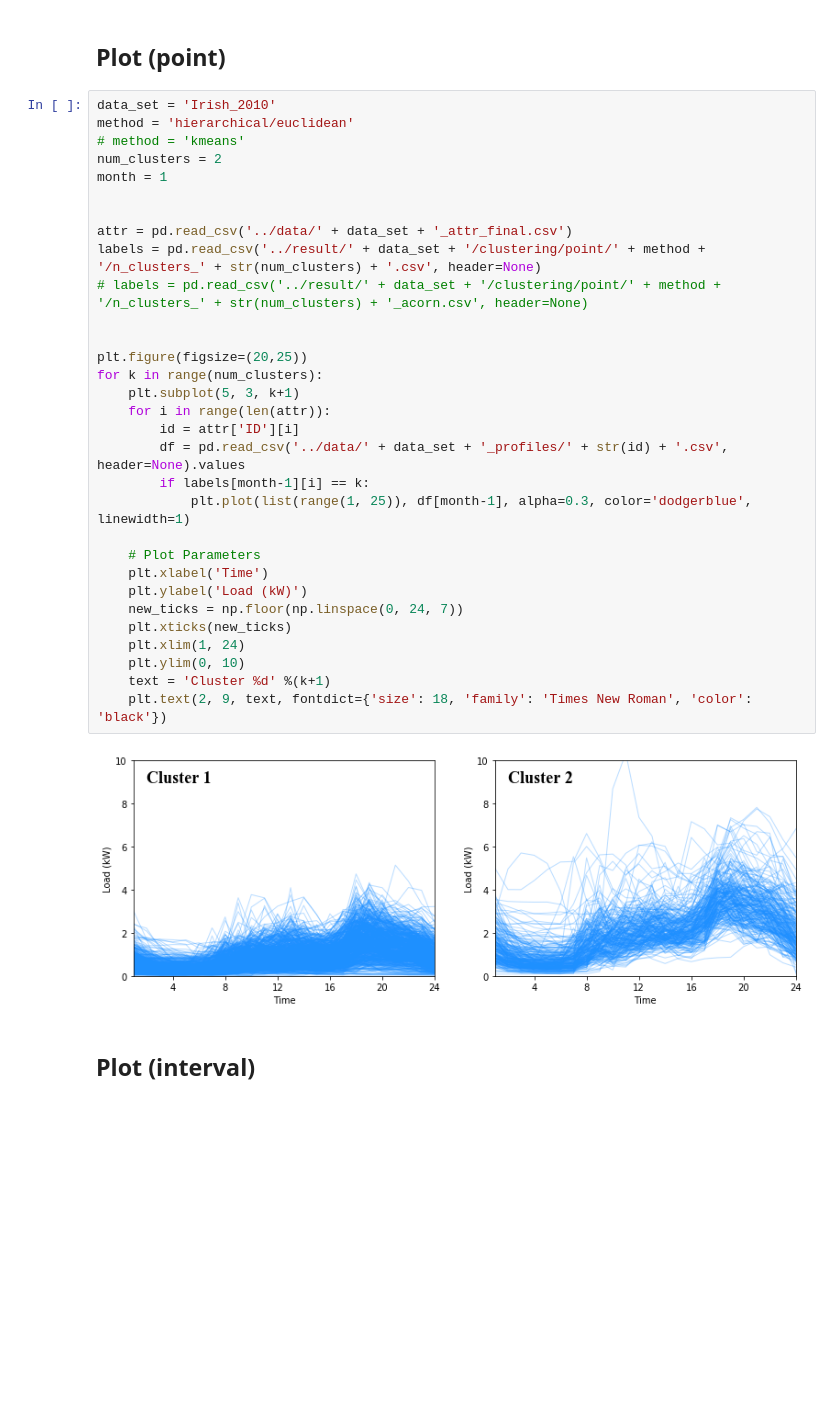
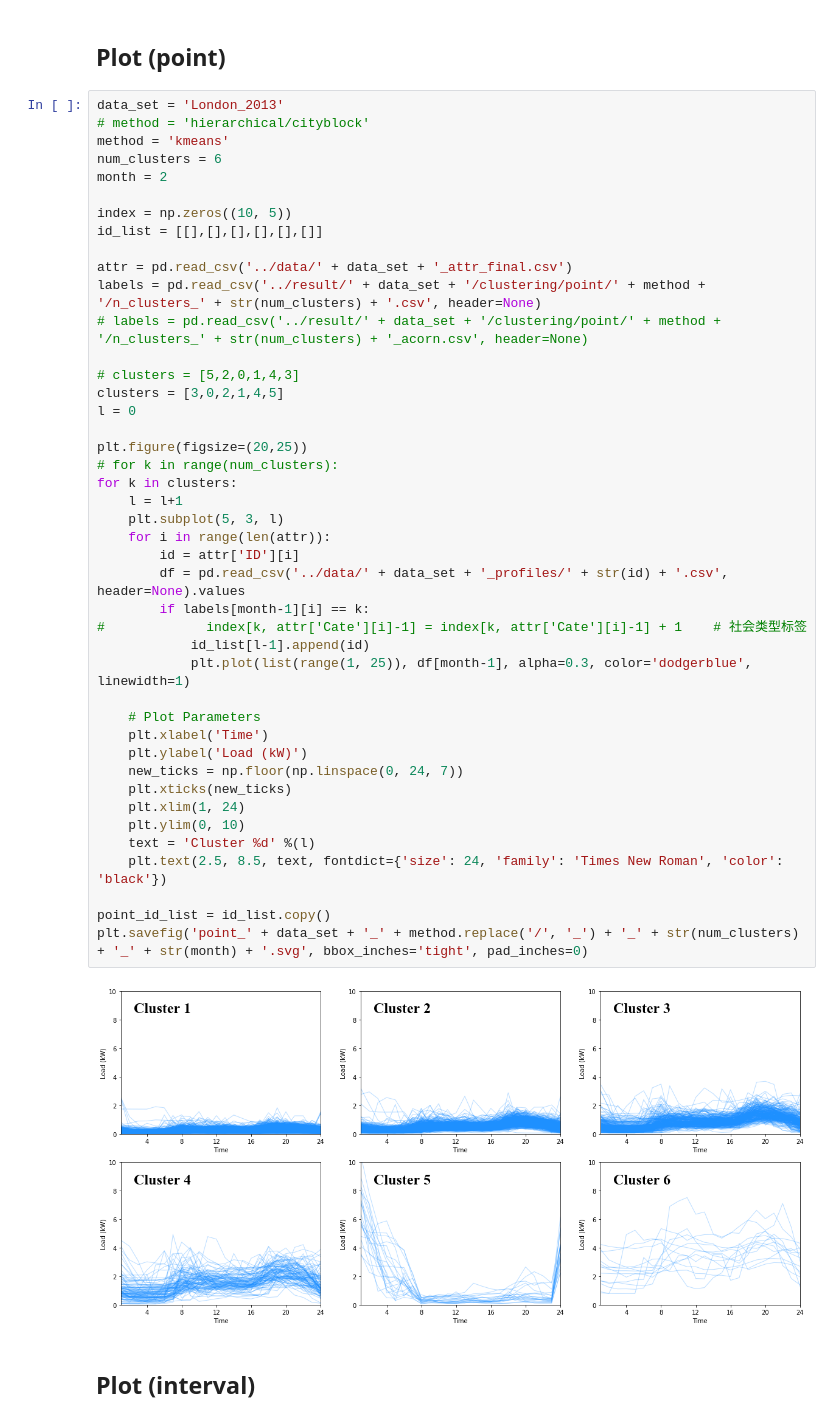
Before and after one commit to kaishxu/ProbabilisticLoadForecasting, a Jupyter notebook: plot/plot_clustering.ipynb, the cells around one changed output. Cells and saved outputs as stored; diff of their text form; blank space fills up the shorter version.

```diff
--- a/plot/plot_clustering.ipynb
+++ b/plot/plot_clustering.ipynb
@@ -15,38 +19,50 @@ import numpy as np
 # %% [markdown]
 ## Plot (point)
 # %%
-data_set = 'Irish_2010'
-method = 'hierarchical/euclidean'
-# method = 'kmeans'
-num_clusters = 2
-month = 1
+data_set = 'London_2013'
+# method = 'hierarchical/cityblock'
+method = 'kmeans'
+num_clusters = 6
+month = 2
 
+index = np.zeros((10, 5))
+id_list = [[],[],[],[],[],[]]
 
 attr = pd.read_csv('../data/' + data_set + '_attr_final.csv')
 labels = pd.read_csv('../result/' + data_set + '/clustering/point/' + method + '/n_clusters_' + str(num_clusters) + '.csv', header=None)
 # labels = pd.read_csv('../result/' + data_set + '/clustering/point/' + method + '/n_clusters_' + str(num_clusters) + '_acorn.csv', header=None)
 
+# clusters = [5,2,0,1,4,3]
+clusters = [3,0,2,1,4,5]
+l = 0
 
 plt.figure(figsize=(20,25))
-for k in range(num_clusters):
-    plt.subplot(5, 3, k+1)
+# for k in range(num_clusters):
+for k in clusters:
+    l = l+1
+    plt.subplot(5, 3, l)
     for i in range(len(attr)):
         id = attr['ID'][i]
         df = pd.read_csv('../data/' + data_set + '_profiles/' + str(id) + '.csv', header=None).values
         if labels[month-1][i] == k:
+#             index[k, attr['Cate'][i]-1] = index[k, attr['Cate'][i]-1] + 1    # 社会类型标签
+            id_list[l-1].append(id)
             plt.plot(list(range(1, 25)), df[month-1], alpha=0.3, color='dodgerblue', linewidth=1)
 
     # Plot Parameters
     plt.xlabel('Time')
     plt.ylabel('Load (kW)')
     new_ticks = np.floor(np.linspace(0, 24, 7))
     plt.xticks(new_ticks)
     plt.xlim(1, 24)
     plt.ylim(0, 10)
-    text = 'Cluster %d' %(k+1)
-    plt.text(2, 9, text, fontdict={'size': 18, 'family': 'Times New Roman', 'color': 'black'})
+    text = 'Cluster %d' %(l)
+    plt.text(2.5, 8.5, text, fontdict={'size': 24, 'family': 'Times New Roman', 'color': 'black'})
+
+point_id_list = id_list.copy()
+plt.savefig('point_' + data_set + '_' + method.replace('/', '_') + '_' + str(num_clusters) + '_' + str(month) + '.svg', bbox_inches='tight', pad_inches=0)
 # %% [output]
-[figure, old version]
+[figure, new version]
 # %% [markdown]
 ## Plot (interval)
 # %%
```
Also changed, not shown: parts of 11 cells of this notebook, 19 other files.
